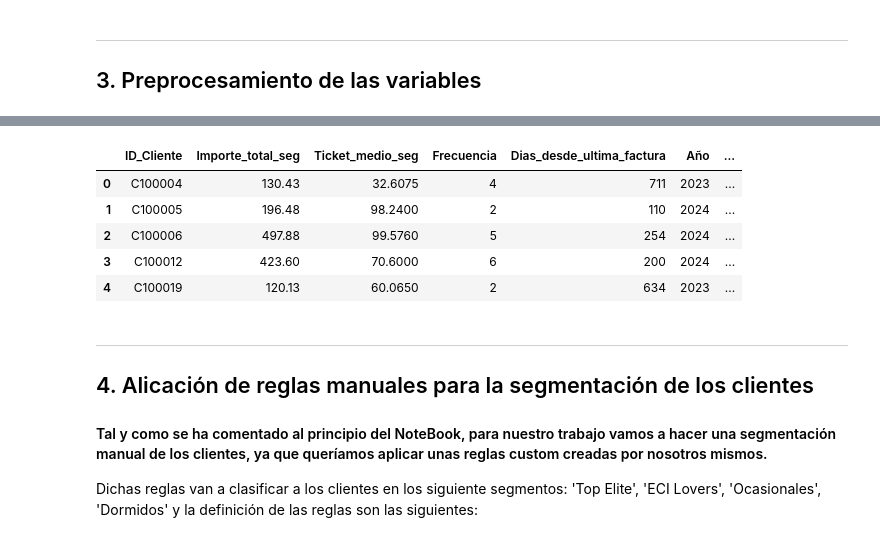
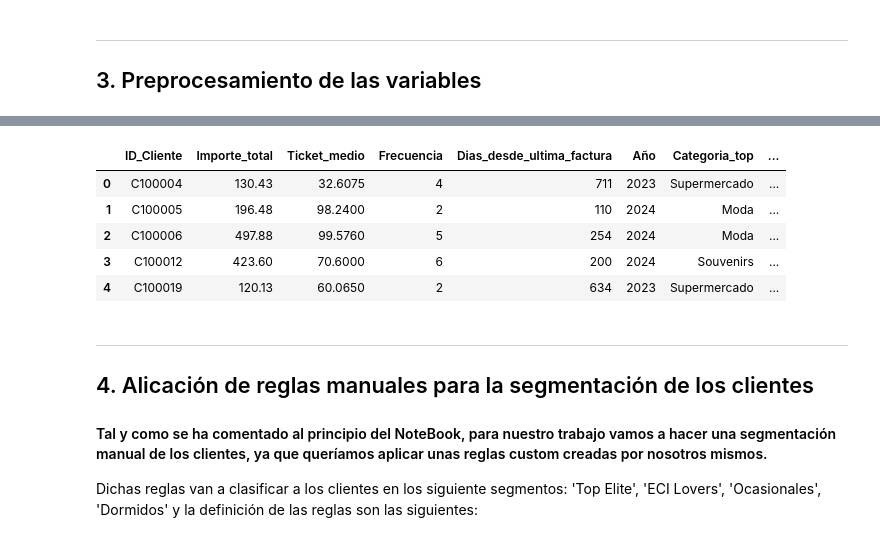
Before and after one commit to anabelensr1984/TFM_Data, a Jupyter notebook: TFM_GRUPO4_Clasificador_Manual_V1.ipynb, the cells around one changed output, grey strips where cells are left out. Cells and saved outputs as stored; diff of their text form; code cells hidden in the pictures.

```diff
--- a/TFM_GRUPO4_Clasificador_Manual_V1.ipynb
+++ b/TFM_GRUPO4_Clasificador_Manual_V1.ipynb
@@ -172,14 +147,12 @@ datos_last_year.head()
 # %%
-# En este paso, agruparemos los datos por cliente para posteriormente unirlo con los datos obtenidos en el paso anterior
-
 #Obtenemos la última fecha para posteriormente calcular el numero de dias desde la ultima factura
 today = df['Fecha_Factura'].max()
 
 def menos_frecuente(x):
     return x.value_counts().idxmin()
 
-# Agrupación principal SIN el 'mean' anterior
-agrupacion_extendida = df.groupby('ID_Cliente').agg({
+
+cliente_df = df.groupby('ID_Cliente').agg({
     'Importe': ['sum', 'mean'],
     'Factura': 'count',
     'Fecha_Factura': [
@@ -192,11 +165,3 @@ agrupacion_extendida = df.groupby('ID_Cliente').agg({
     'Método de Pago': lambda x: x.mode()[0],
     'Género': 'first'
 })
-# %%
-# Aplanar las columnas multi-nivel del DataFrame antes de hacer el join, ya que al hacer la primera agrupación para calcular el importe y el ticket medio del ultimo año, obtenemos dos valores
-agrupacion_extendida.columns = ['_'.join(col).strip() if isinstance(col, tuple) else col
-                                for col in agrupacion_extendida.columns]
-# Hacemos join una vez aplanados los datos
-cliente_df = agrupacion_extendida.join(datos_last_year)
-cliente_df = cliente_df.fillna(0)
-cliente_df.head()
@@ -211,30 +179,28 @@ cliente_df.head()
 # %%
 #Renombramos las columnas para que sean más descriptivas
 cliente_df.columns = [
-    'Importe_total_seg',
-    'Ticket_medio_seg',
+    'Importe_total',
+    'Ticket_medio',
     'Frecuencia',
     'Dias_desde_ultima_factura',
     'Año',
     'Categoria_top',
     'Categoria_menos_frecuente',
     'Categorias_distintas',
     'Canal_preferido',
     'Edad',
     'Metodo_pago',
-    'Genero',
-    'Importe_total',
-    'Ticket_medio'
+    'Genero'
 ]
 cliente_df.reset_index(inplace=True)
 cliente_df.head()
 # %% [output]
-|  | ID_Cliente | Importe_total_seg | Ticket_medio_seg | Frecuencia | Dias_desde_ultima_factura | Año | ... |
-| 0 | C100004 | 130.43 | 32.6075 | 4 | 711 | 2023 | ... |
-| 1 | C100005 | 196.48 | 98.2400 | 2 | 110 | 2024 | ... |
-| 2 | C100006 | 497.88 | 99.5760 | 5 | 254 | 2024 | ... |
-| 3 | C100012 | 423.60 | 70.6000 | 6 | 200 | 2024 | ... |
-| 4 | C100019 | 120.13 | 60.0650 | 2 | 634 | 2023 | ... |
+|  | ID_Cliente | Importe_total | Ticket_medio | Frecuencia | Dias_desde_ultima_factura | Año | Categoria_top | ... |
+| 0 | C100004 | 130.43 | 32.6075 | 4 | 711 | 2023 | Supermercado | ... |
+| 1 | C100005 | 196.48 | 98.2400 | 2 | 110 | 2024 | Moda | ... |
+| 2 | C100006 | 497.88 | 99.5760 | 5 | 254 | 2024 | Moda | ... |
+| 3 | C100012 | 423.60 | 70.6000 | 6 | 200 | 2024 | Souvenirs | ... |
+| 4 | C100019 | 120.13 | 60.0650 | 2 | 634 | 2023 | Supermercado | ... |
 # %% [markdown]
 
 ---
```
Also changed, not shown: parts of 10 cells of this notebook, 15 other files.
